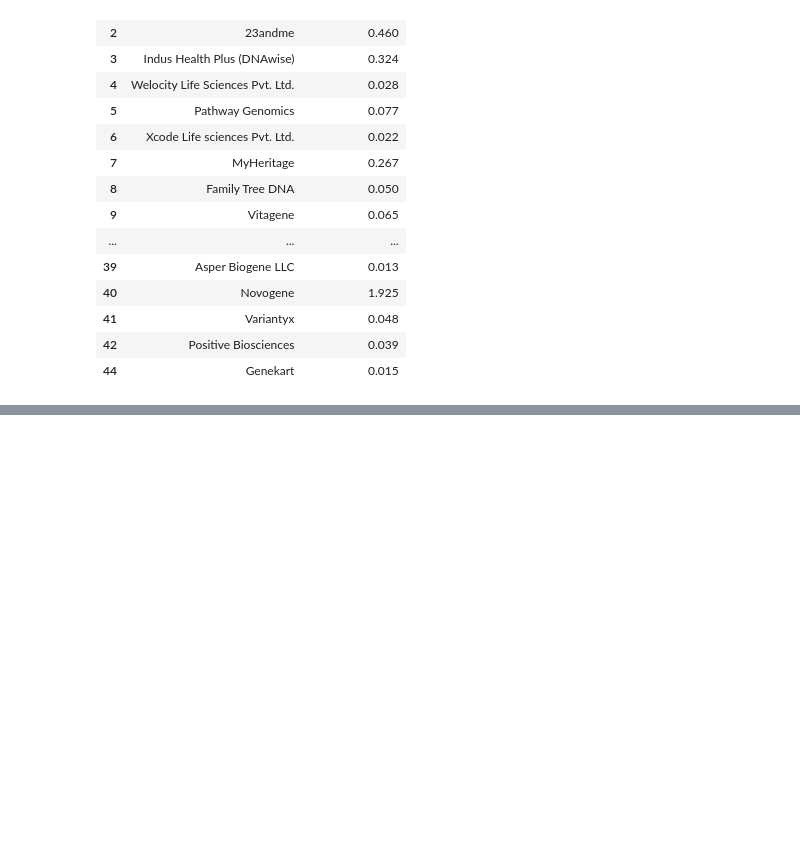
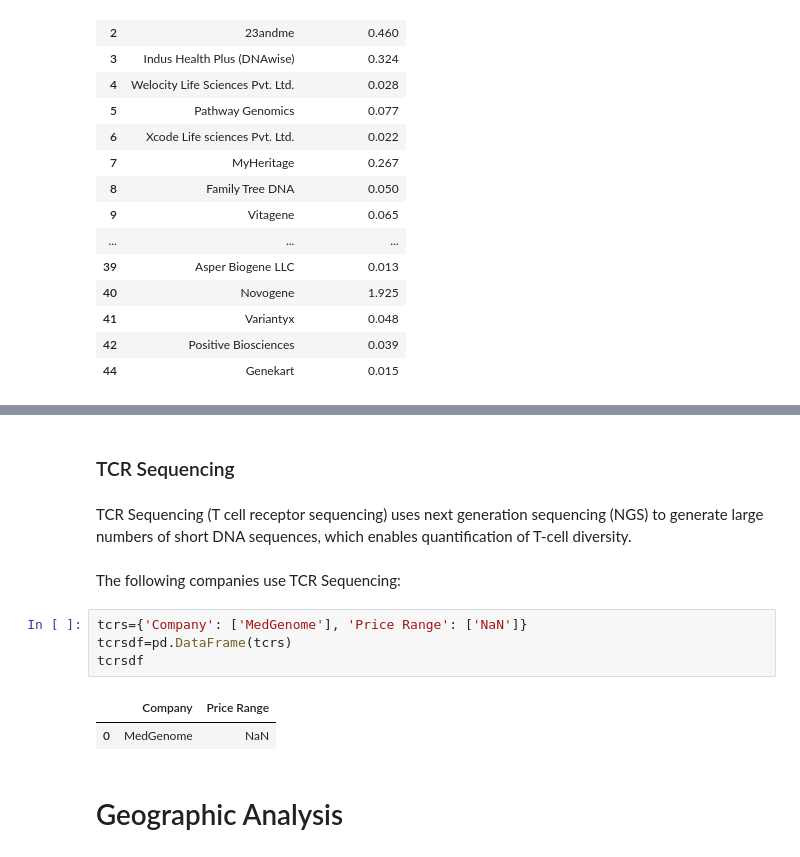
Before and after one commit to bhaveshpancholi/Competitor-Anlysis, a Jupyter notebook: Competitor Analysis.ipynb, the cells around one changed output, grey strips where cells are left out. Drawn from its saved outputs; the diff is of its cells as text; blank space fills up the shorter version.

```diff
--- a/Competitor Analysis.ipynb
+++ b/Competitor Analysis.ipynb
@@ -1000,0 +1088,15 @@ MSdf[['Company', 'Market Share (%)']]
+# %% [markdown]
+### TCR Sequencing
+# %% [markdown]
+TCR Sequencing (T cell receptor sequencing) uses next generation sequencing (NGS) to generate large numbers of short DNA sequences, which enables quantification of T-cell diversity.
+# %% [markdown]
+The following companies use TCR Sequencing:
+# %%
+tcrs={'Company': ['MedGenome'], 'Price Range': ['NaN']}
+tcrsdf=pd.DataFrame(tcrs)
+tcrsdf
+# %% [output]
+|  | Company | Price Range |
+| 0 | MedGenome | NaN |
+# %% [markdown]
+# Geographic Analysis
```
Also changed, not shown: parts of 26 cells of this notebook, 1 other file.
